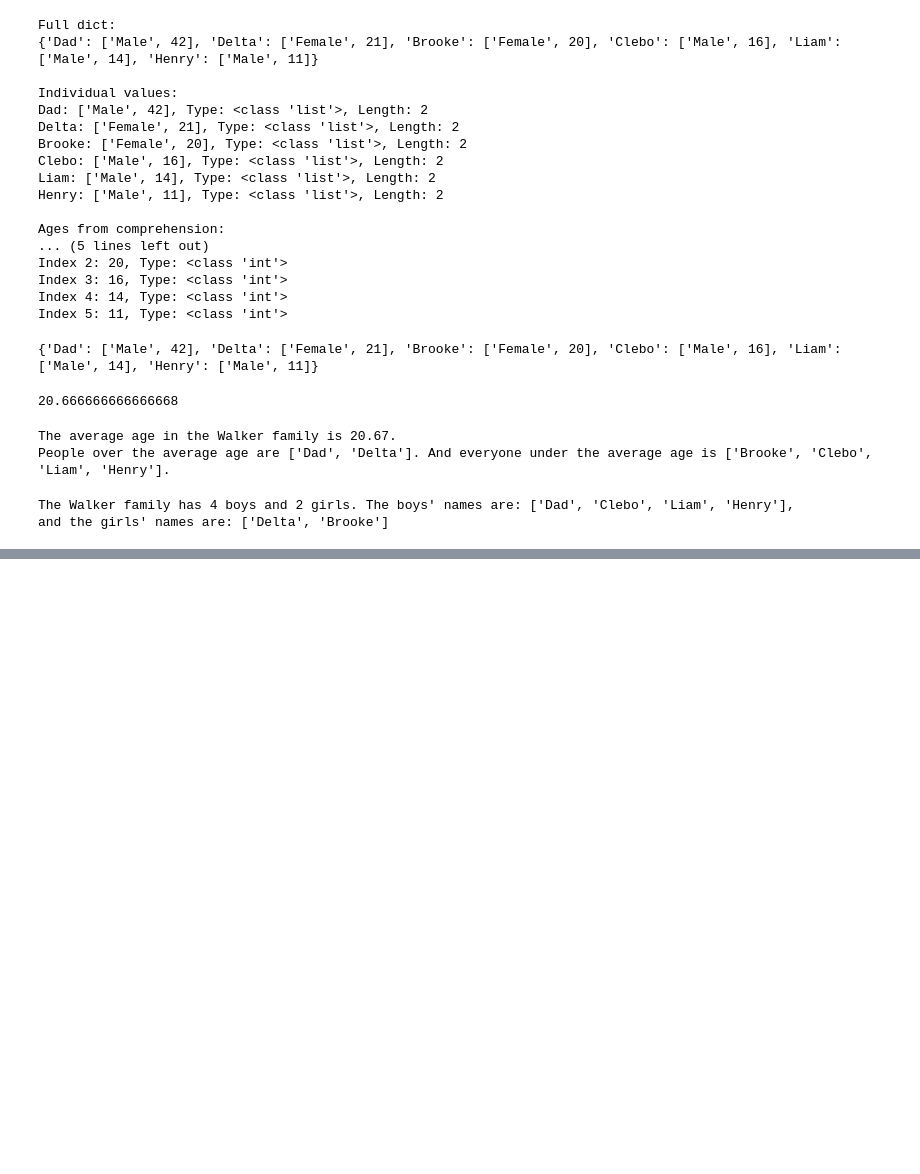
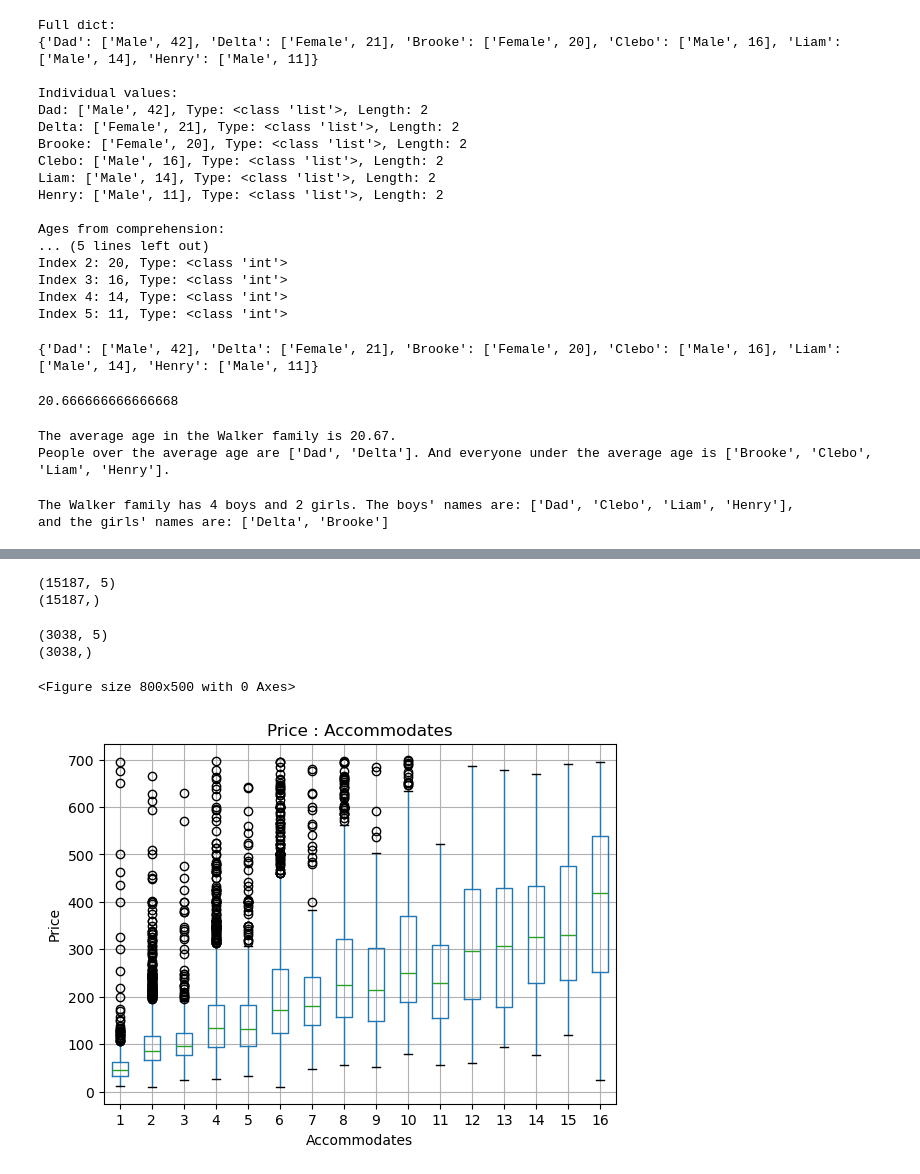
Before and after one commit to cleburn/my-dojo, a Jupyter notebook: notebooks/code_kata/12-4-25.ipynb, the cells around one changed output, grey strips where cells are left out. Saved outputs shown, nothing was run; the diff lists cells and outputs as text; code cells hidden in the pictures; blank space fills up the shorter version.

```diff
--- a/notebooks/code_kata/12-4-25.ipynb
+++ b/notebooks/code_kata/12-4-25.ipynb
@@ -128,3 +128,6 @@ boy_names},\nand the girls' names are: {girl_names}")
 # %% [output]
 The Walker family has 4 boys and 2 girls. The boys' names are: ['Dad', 'Clebo', 'Liam', 'Henry'],
 and the girls' names are: ['Delta', 'Brooke']
+# %%
+df = pd.read_csv('../../data/raw/listings.csv')
+df.head()
@@ -130,0 +162,3 @@ and the girls' names are: ['Delta', 'Brooke']
+# %%
+df['price'] = df['price'].str.replace(r'[^\d.]', '', regex=True).astype(float)
+df.describe()
@@ -130,0 +225,3 @@ and the girls' names are: ['Delta', 'Brooke']
+# %%
+df['avg_price'] = df['estimated_revenue_l365d'] / df['estimated_occupancy_l365d']
+df.head(1)
@@ -130,0 +232,32 @@ and the girls' names are: ['Delta', 'Brooke']
+# %%
+feature_columns = ['host_neighbourhood', 'accommodates', 'bedrooms',
+                   'beds', 'estimated_occupancy_l365d']
+
+X = df[feature_columns]
+y = df['estimated_revenue_l365d']
+
+print(X.shape)
+print(y.shape)
+# %% [output]
+(15187, 5)
+(15187,)
+# %%
+X_train, X_test, y_train, y_test = train_test_split(X, y, test_size = 0.2, random_state = 42)
+
+print(X_test.shape)
+print(y_test.shape)
+# %% [output]
+(3038, 5)
+(3038,)
+# %%
+df_fil = df[df['price']<700]
+plt.figure(figsize = (8,5))
+df_fil.boxplot('price','accommodates')
+plt.suptitle('')
+plt.title('Price : Accommodates')
+plt.xlabel('Accommodates')
+plt.ylabel('Price')
+plt.show()
+# %% [output]
+<Figure size 800x500 with 0 Axes>
+[figure, added]
```
Also changed, not shown: parts of 9 cells of this notebook, 1 other file.
